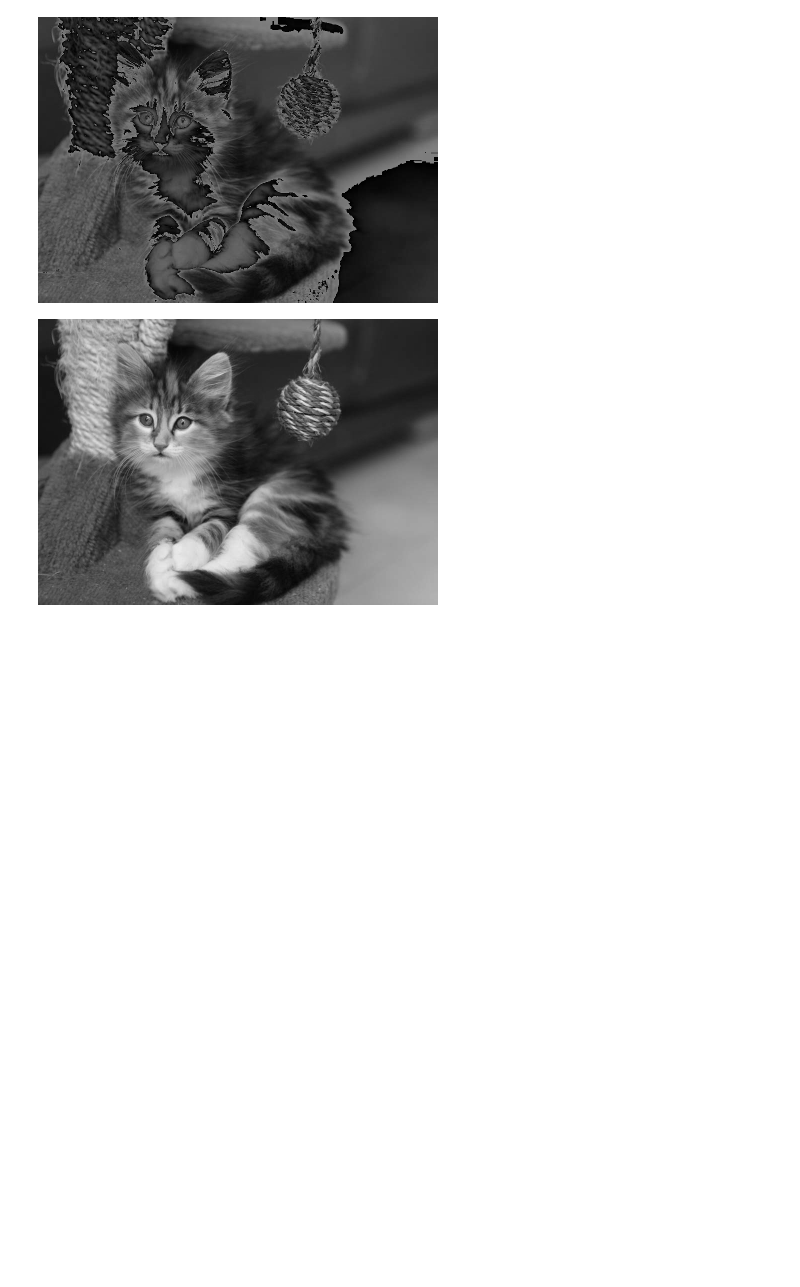
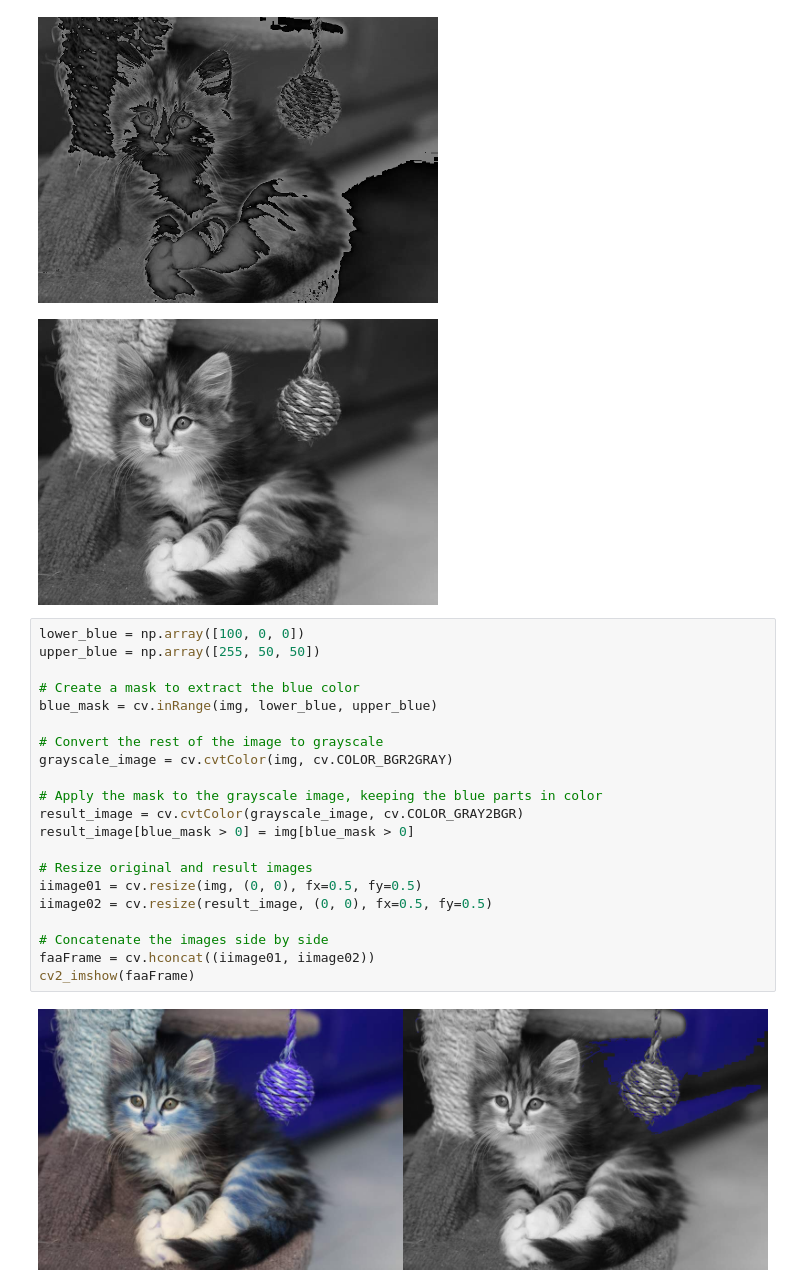
Before and after one commit to Asadsammar/PCVK_TI3I, a Jupyter notebook: pcvk_week3.ipynb, the cells around one changed output. Cells and saved outputs as stored; diff of their text form; blank space fills up the shorter version.

```diff
--- a/pcvk_week3.ipynb
+++ b/pcvk_week3.ipynb
@@ -127,3 +127,26 @@ cv2_imshow(image06)
 [figure]
 [figure]
 [figure]
+# %%
+lower_blue = np.array([100, 0, 0])
+upper_blue = np.array([255, 50, 50])
+
+# Create a mask to extract the blue color
+blue_mask = cv.inRange(img, lower_blue, upper_blue)
+
+# Convert the rest of the image to grayscale
+grayscale_image = cv.cvtColor(img, cv.COLOR_BGR2GRAY)
+
+# Apply the mask to the grayscale image, keeping the blue parts in color
+result_image = cv.cvtColor(grayscale_image, cv.COLOR_GRAY2BGR)
+result_image[blue_mask > 0] = img[blue_mask > 0]
+
+# Resize original and result images
+iimage01 = cv.resize(img, (0, 0), fx=0.5, fy=0.5)
+iimage02 = cv.resize(result_image, (0, 0), fx=0.5, fy=0.5)
+
+# Concatenate the images side by side
+faaFrame = cv.hconcat((iimage01, iimage02))
+cv2_imshow(faaFrame)
+# %% [output]
+[figure, added]
```
